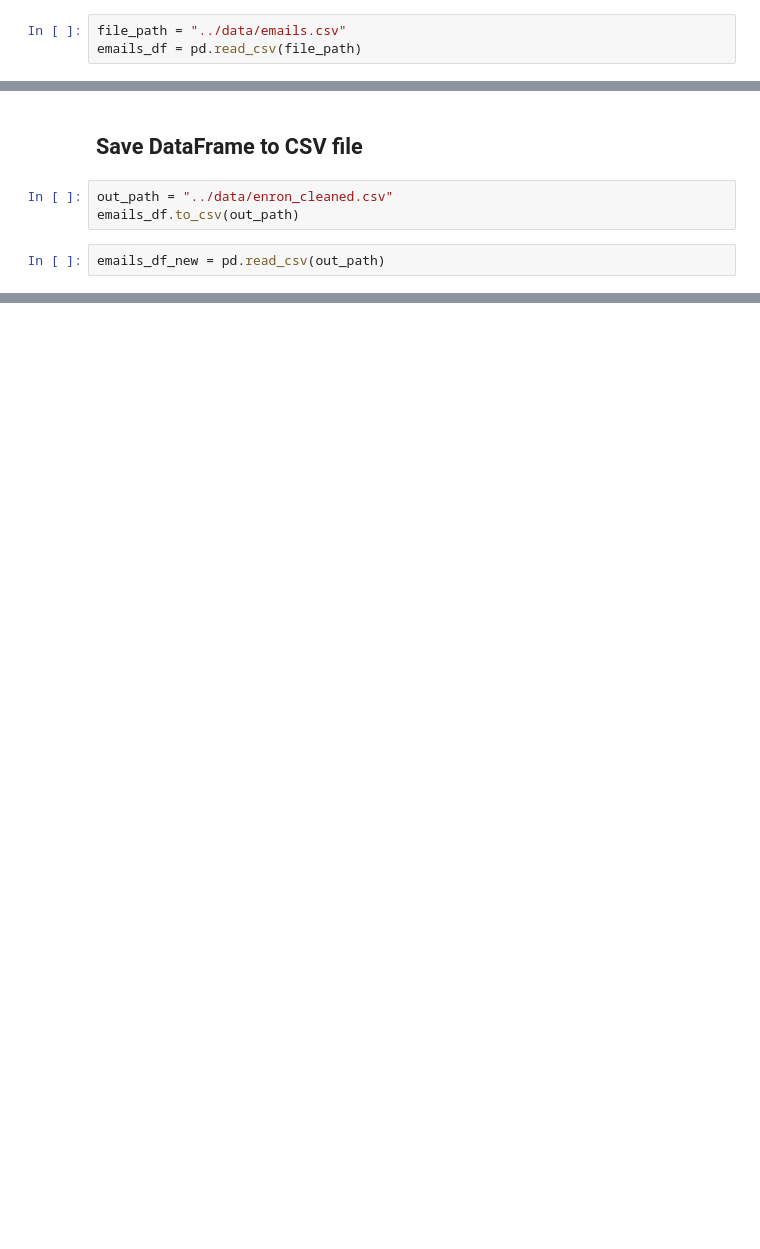
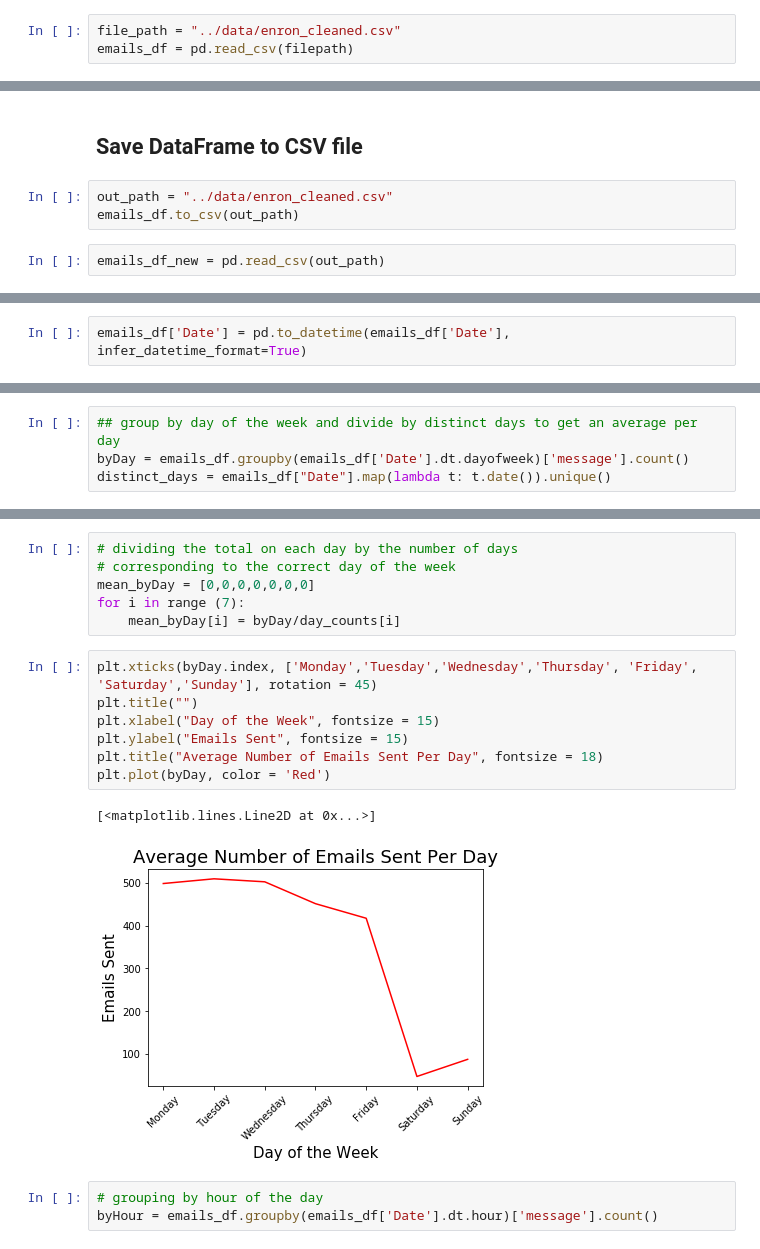
Before and after one commit to dss-email-project/dss-project, a Jupyter notebook: data_scripts/parse_data.ipynb, the cells around one changed output, grey strips where cells are left out. Cells and saved outputs as stored; diff of their text form; blank space fills up the shorter version.

Commit message:
beginning analysis on cleaned enron dataset

```diff
--- a/data_scripts/parse_data.ipynb
+++ b/data_scripts/parse_data.ipynb
@@ -10,8 +11,8 @@ from pprint import pprint
 
 The Enron Email Dataset was aquired on March 9, 2020 from [Kaggle](https://www.kaggle.com/wcukierski/enron-email-dataset).
 # %%
-file_path = "../data/emails.csv"
-emails_df = pd.read_csv(file_path)
+file_path = "../data/enron_cleaned.csv"
+emails_df = pd.read_csv(filepath)
 # %% [markdown]
 ## Preview the Data
 
@@ -157,0 +152,2 @@ emails_df_new = pd.read_csv(out_path)
+# %%
+emails_df['Date'] = pd.to_datetime(emails_df['Date'], infer_datetime_format=True)
@@ -157,0 +156,4 @@ emails_df_new = pd.read_csv(out_path)
+# %%
+## group by day of the week and divide by distinct days to get an average per day
+byDay = emails_df.groupby(emails_df['Date'].dt.dayofweek)['message'].count()
+distinct_days = emails_df["Date"].map(lambda t: t.date()).unique()
@@ -157,0 +175,19 @@ emails_df_new = pd.read_csv(out_path)
+# %%
+# dividing the total on each day by the number of days
+# corresponding to the correct day of the week
+mean_byDay = [0,0,0,0,0,0,0]
+for i in range (7):
+    mean_byDay[i] = byDay/day_counts[i]
+# %%
+plt.xticks(byDay.index, ['Monday','Tuesday','Wednesday','Thursday', 'Friday', 'Saturday','Sunday'], rotation = 45)
+plt.title("")
+plt.xlabel("Day of the Week", fontsize = 15)
+plt.ylabel("Emails Sent", fontsize = 15)
+plt.title("Average Number of Emails Sent Per Day", fontsize = 18)
+plt.plot(byDay, color = 'Red')
+# %% [output]
+[<matplotlib.lines.Line2D at 0x...>]
+[figure, added]
+# %%
+# grouping by hour of the day
+byHour = emails_df.groupby(emails_df['Date'].dt.hour)['message'].count()
```
Also changed, not shown: parts of 8 cells of this notebook.
